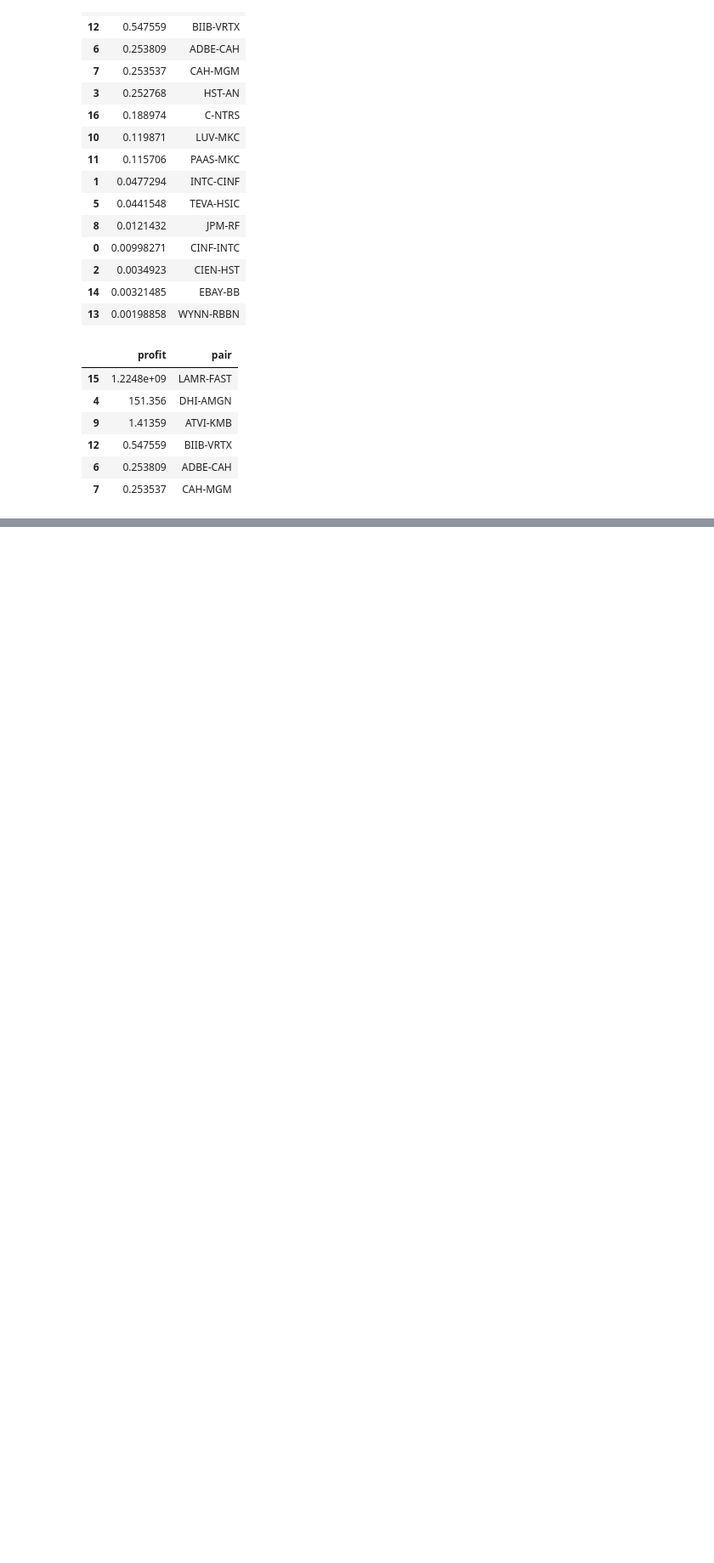
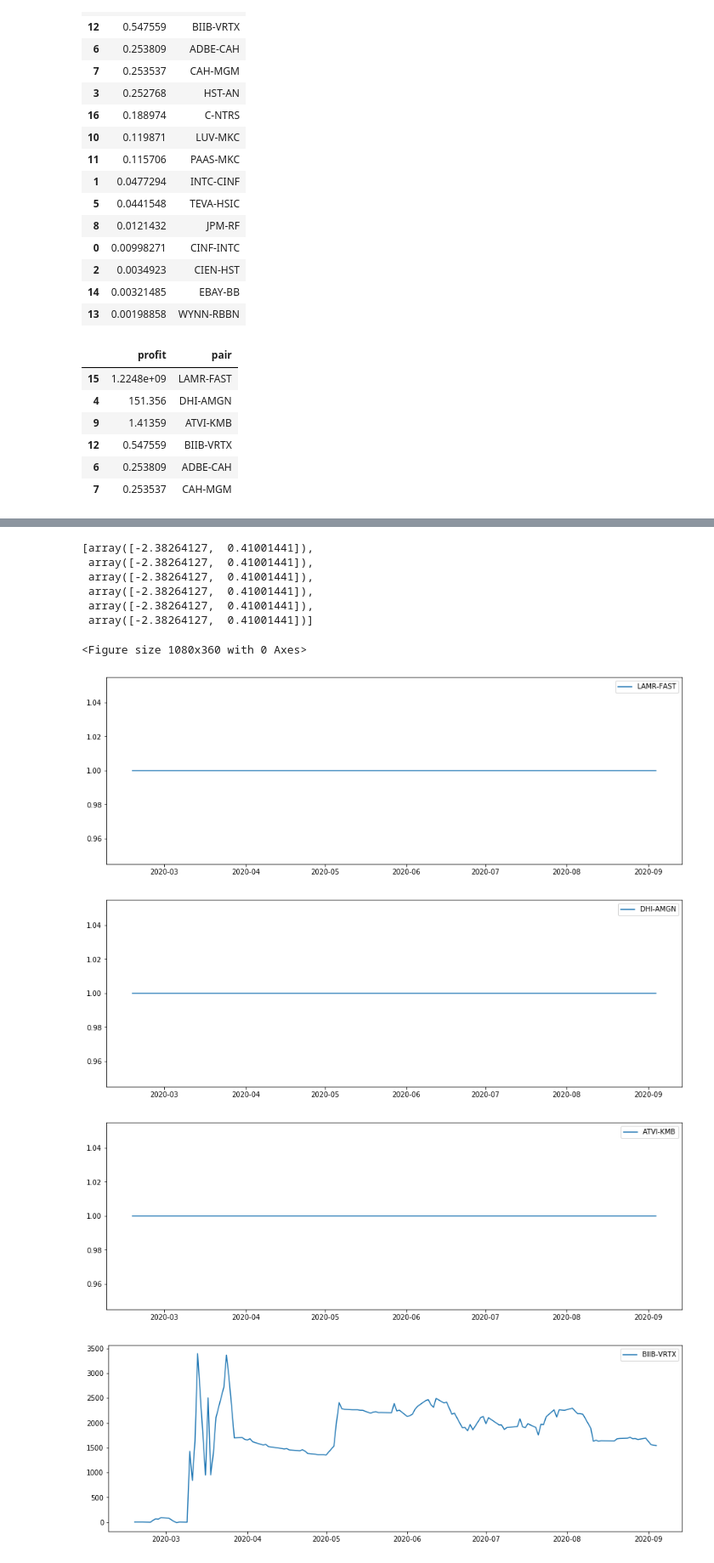
Before and after one commit to anastasia-yaschenko/Quantitative-Analytics-programme, a Jupyter notebook: Algo trading.ipynb, the cells around one changed output, grey strips where cells are left out. Shown at 85% size. Drawn from its saved outputs; the diff is of its cells as text; code cells hidden in the pictures; blank space fills up the shorter version.

```diff
--- a/Algo trading.ipynb
+++ b/Algo trading.ipynb
@@ -124,7 +125,7 @@ for col in range(close.shape[1]):
                         dist='skewstudent', rescale=False)#    StudentsT')
     mod_fit = mod.fit(options = {'maxiter':500}, disp='off',  show_warning = False)
     all_res[:, col] = mod_fit.resid[1:]
-all_res = pd.DataFrame(all_res, index = close.index[1:], columns = close.columns.droplevel(0), dtype = 'float64')
+all_res = pd.DataFrame(all_res, index = close.index[1:], columns = close.columns, dtype = 'float64')
 # %%
 #check how it works without rescaling
 """def filter(close, start_idx, end_idx):
@@ -385,12 +390,17 @@ Index(['AA', 'AAPL', 'AAXN', 'ACN', 'ADBE', 'ADI', 'ADSK', 'AGN', 'AKAM',
       dtype='object', length=184)
 # %%
 from statsmodels.tsa.arima.model import ARIMA
+#в pairs цены очищены (остатки)
 
 chosen_params = []
 cv_profit = []
 
 for pair_num in range(len(pairs)):
-    #в pairs цены очищены (остатки)
+    spread = price_train.loc[:, pairs[pair_num][0].name] - price_train.loc[:, pairs[pair_num][1].name]
+    spread_chg = spread_change(spread)
+    quantiles = np.quantile(spread_chg, [0.2, 0.8], interpolation = 'linear')
+    deciles = np.quantile(spread_chg, [0.1, 0.9], interpolation = 'linear')
+
     cv_thresh_res = []
     for thresh in [quantiles, deciles]:
         a_sh = thresh[0]
@@ -402,13 +412,13 @@ for pair_num in range(len(pairs)):
         start_idx = 0
         end_idx = start_idx + 151 #last observation is not included
         while end_idx != price_val.shape[0] - 1:
-            window = price_val[pairs[pair_num][0].name][start_idx:end_idx] - price_val[pairs[pair_num][1].name][start_idx:end_idx]#pairs[0][0][start_idx:end_idx] - pairs[0][1][start_idx:end_idx] #window 100 days
-            arma = ARIMA(np.array(window), order = (1,0,1)).fit()
+            spread = price_val[pairs[pair_num][0].name][start_idx:end_idx] - price_val[pairs[pair_num][1].name][start_idx:end_idx]#pairs[0][0][start_idx:end_idx] - pairs[0][1][start_idx:end_idx] #window 100 days
+            arma = ARIMA(np.array(spread), order = (1,0,1)).fit()
             pred = arma.forecast(steps=1, exog=None, alpha=0.01)
-            pred_chg = (pred - window[-1:] / window[-1:])[0] * 100
+            pred_chg = (pred - spread[-1:] / spread[-1:])[0] * 100
             if pred_chg <= a_sh or pred_chg >= a_lo:
-                price1 = price_val.loc[window[-1:].index, pairs[pair_num][0].name][0]
-                price2 = price_val.loc[window[-1:].index, pairs[pair_num][1].name][0]
+                price1 = price_val.loc[spread[-1:].index, pairs[pair_num][0].name][0]
+                price2 = price_val.loc[spread[-1:].index, pairs[pair_num][1].name][0]
                 if price1 != 0 and price2 != 0: #if stock was traded
                     if pred_chg <= a_sh:
                         account += stock1 * price1 * (1 - comission) #sell stock1
@@ -493,0 +499,19 @@ Freq: D, Name: (Adj Close, CINF), dtype: float64
+# %%
+quantiles_chosen = []
+for pair in chosen_pairs.pair:
+    for q in chosen_params:
+        if q.name == pair:
+            quantiles_chosen.append(np.array(q))
+quantiles_chosen
+# %% [output]
+[array([-2.38264127,  0.41001441]),
+ array([-2.38264127,  0.41001441]),
+ array([-2.38264127,  0.41001441]),
+ array([-2.38264127,  0.41001441]),
+ array([-2.38264127,  0.41001441]),
+ array([-2.38264127,  0.41001441])]
+# %%
+capital = 3000000 # turn to filtered
+n_assets = chosen_pairs.shape[0]
+allocated_capital = capital / n_assets
+allocated_capital = 1
@@ -493,0 +584,13 @@ Freq: D, Name: (Adj Close, CINF), dtype: float64
+# %%
+plt.figure(figsize = (15,5))
+for n_ret, ret in enumerate(portfolio_returns):
+    plt.figure(figsize = (15,5))
+    plt.plot(price_test.index.to_timestamp()[price_test.shape[0]-len(portfolio_returns[0]):],
+             ret, label = chosen_pairs[['pair']].iloc[n_ret,:][0])
+    plt.legend();
+# %% [output]
+<Figure size 1080x360 with 0 Axes>
+[figure, added]
+[figure, added]
+[figure, added]
+[figure, added]
```
Also changed, not shown: parts of 6 cells of this notebook.
